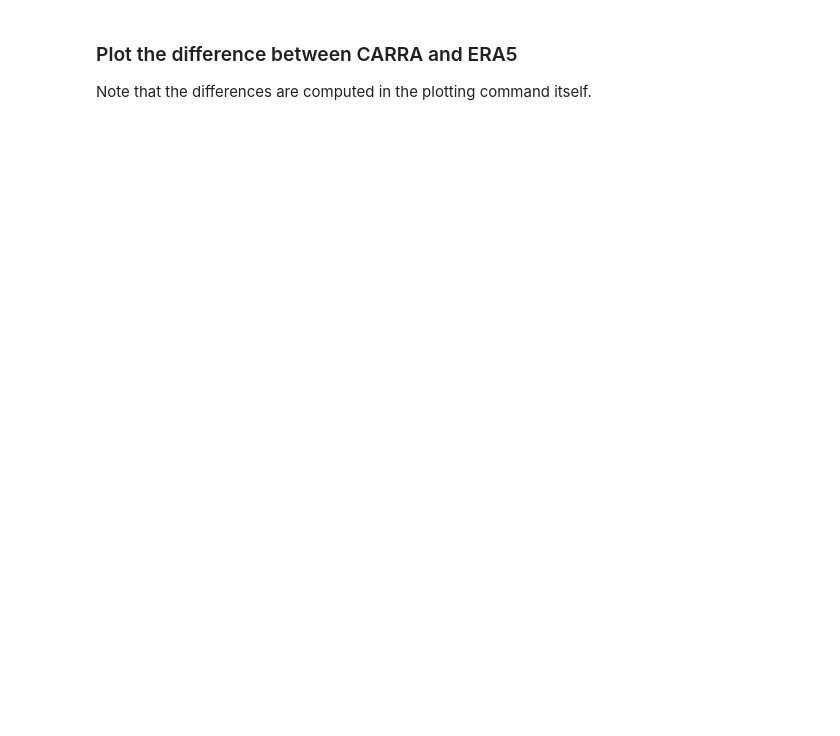
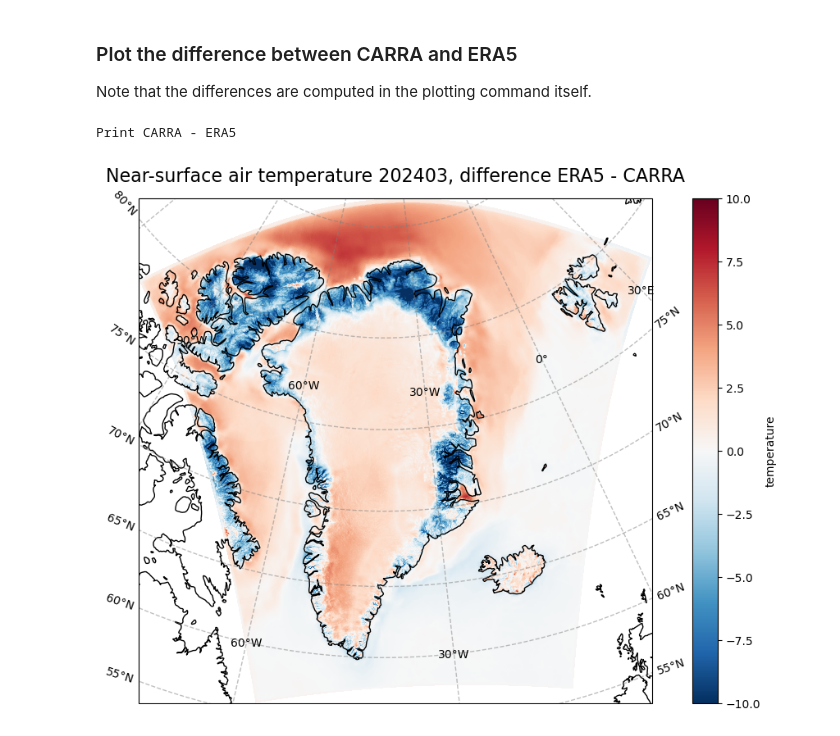
Before and after one commit to carlos9917/carra-training-c3s, a Jupyter notebook: CARRA_plot_CARRA_ERA5_maps.ipynb, the cells around one changed output. Cells and saved outputs as stored; diff of their text form; code cells hidden in the pictures; blank space fills up the shorter version.

```diff
--- a/CARRA_plot_CARRA_ERA5_maps.ipynb
+++ b/CARRA_plot_CARRA_ERA5_maps.ipynb
@@ -104,20 +121,23 @@ Note that the differences are computed in the plotting command itself.
 # %%
 print("Print CARRA - ERA5")
 # create the figure panel and the map using the Cartopy Lambert conformal projection
 fig, ax = plt.subplots(1, 1, figsize = (16, 8), subplot_kw={'projection': ccrs.LambertConformal(central_latitude=70.0, central_longitude=-40.0)})
 
 # Plot the data, the differences are computed on the fly.
 im = plt.pcolormesh(CARRA_mean_C.longitude, CARRA_mean_C.latitude, ERA5_mean_C.t2m - CARRA_mean_C.t2m,
                     transform = ccrs.PlateCarree(), cmap='RdBu_r', vmin=-10, vmax=10)
 
 # Set the figure title
-ax.set_title('Near-surface air temperature June 2023, difference ERA5 - CARRA', fontsize=16)
+ax.set_title('Near-surface air temperature '+period+', difference ERA5 - CARRA', fontsize=16)
 ax.coastlines(color='black')
 ax.gridlines(draw_labels=True, linewidth=1, color='gray', alpha=0.5, linestyle='--')
 
 # Specify the colourbar
 cbar = plt.colorbar(im,fraction=0.05, pad=0.04)
 cbar.set_label('temperature')
 
 # Save the figure
 fig.savefig(f'{DATADIR}/Figures/ERA5-CARRA_map.png')
+# %% [output]
+Print CARRA - ERA5
+[figure, added]
```
Also changed, not shown: parts of 4 cells of this notebook, 1 other file.
